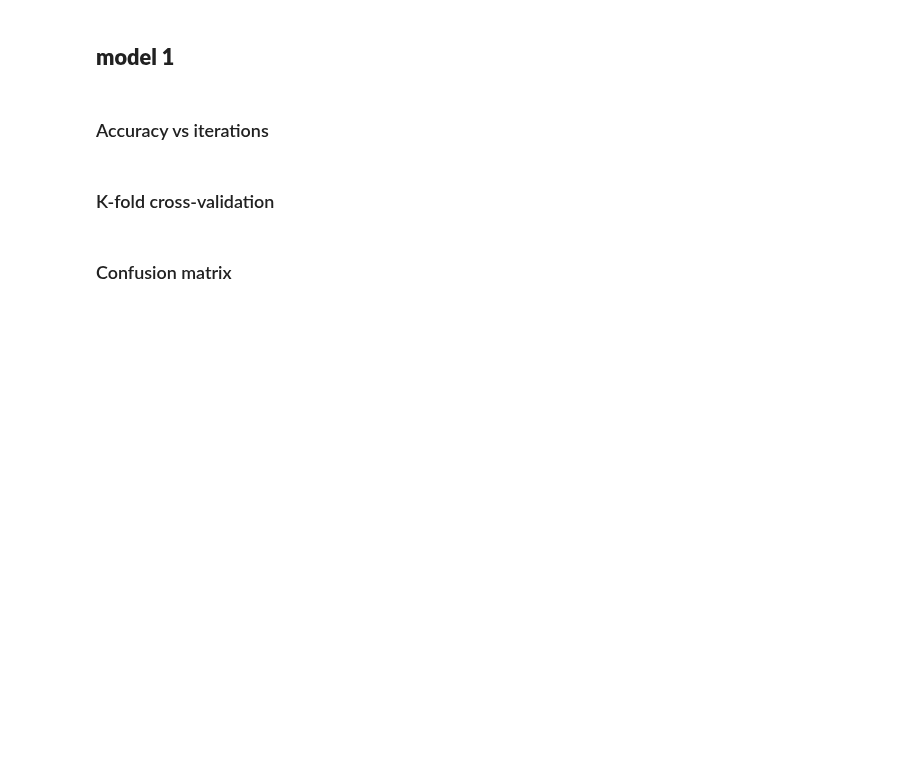
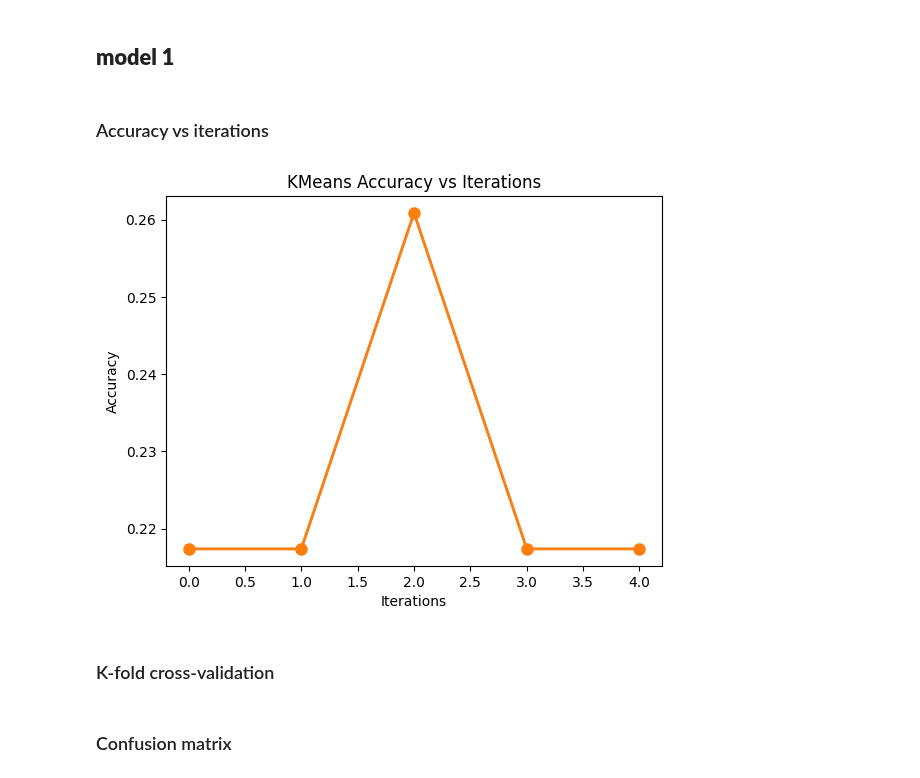
Before and after one commit to hosain-ghoraba/Emotions-classifier, a Jupyter notebook: Main.ipynb, the cells around one changed output. Saved outputs shown, nothing was run; the diff lists cells and outputs as text; code cells hidden in the pictures; blank space fills up the shorter version.

```diff
--- a/Main.ipynb
+++ b/Main.ipynb
@@ -148,7 +169,7 @@ train_features_arrays = []
 dups_pairs = set()
 
 # load only a small percentage of the dataset, for faster testing while developing
-DATASET_PERC_TO_USE = 1
+DATASET_PERC_TO_USE = 0.1
 
 num_images_in_smallest_category = min(len(os.listdir(os.path.join(DATASET_PATH, folder))) for folder in os.listdir(DATASET_PATH))
 num_of_images_to_use_in_each_category = int(num_images_in_smallest_category * DATASET_PERC_TO_USE)
@@ -443,5 +503,12 @@ train_features_arrays_labels = train_df['label'].values
 val_features_arrays_labels = val_df['label'].values
 
 kmeans = Custom_Kmeans(k=num_classes)
-clustering_history = kmeans.fit(train_features_arrays, train_features_arrays_labels, val_features_arrays, val_features_arrays_labels)
-print(f"clustering done in {len(clustering_history)} iterations")
+clustering_val_accuracies_histroy = kmeans.fit(train_features_arrays, train_features_arrays_labels, val_features_arrays, val_features_arrays_labels)
+print("Model 1 val accuracy: ", clustering_val_accuracies_histroy[-1])
+
+# print the number of each class in each cluster
+for i in range(num_classes):
+    cluster_labels = train_features_arrays_labels[kmeans.index_labels == i]
+    print(f"Cluster {i}:")
+    print(pd.Series(cluster_labels).value_counts())
+    print("-" * 30)
@@ -617,3 +686,13 @@ print("done displaying predictions")
+# %%
+# plot accuracy vs iterations
+plt.plot(clustering_val_accuracies_histroy)
+plt.plot(clustering_val_accuracies_histroy, marker='o', markersize=8, linewidth=2)
+plt.xlabel('Iterations')
+plt.ylabel('Accuracy')
+plt.title('KMeans Accuracy vs Iterations')
+plt.show()
+# %% [output]
+[figure, added]
 # %% [markdown]
 ### K-fold cross-validation
 # %%
```
Also changed, not shown: parts of 18 cells of this notebook.
